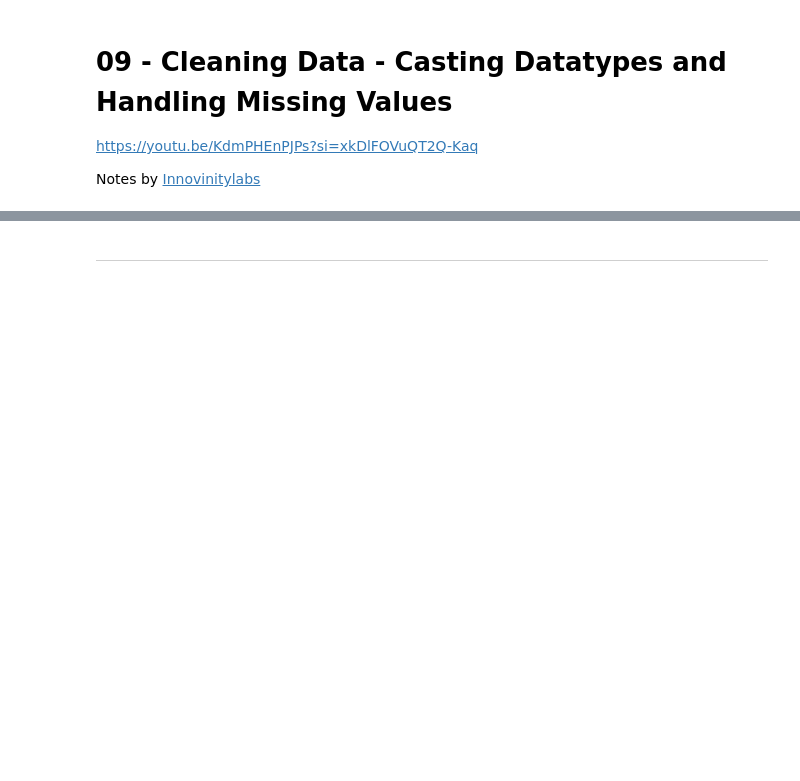
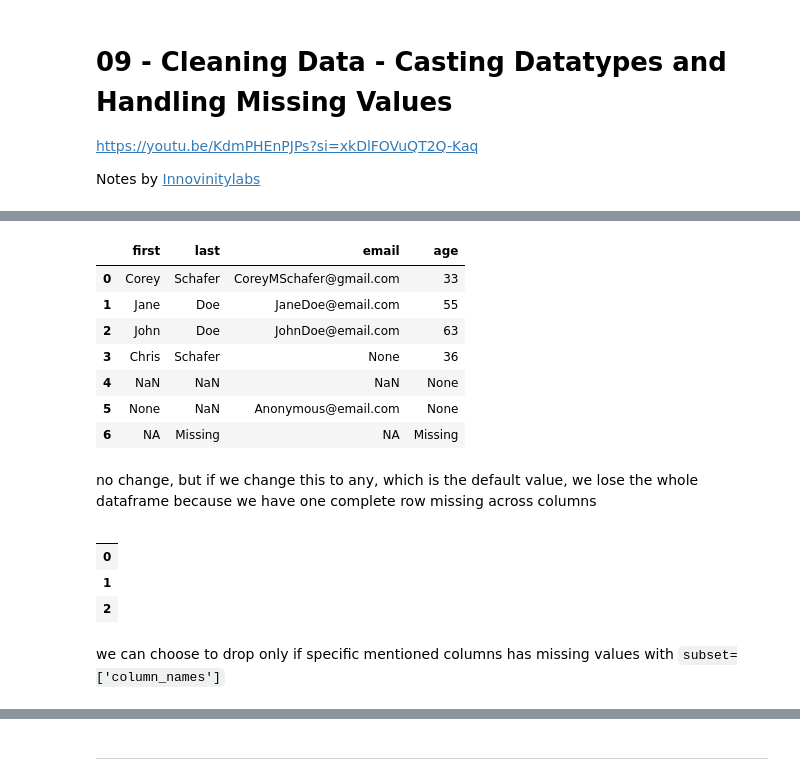
Before and after one commit to innovinitylabs/pandas-notes-corey-schaffer, a Jupyter notebook: 09-Cleaning Data - Casting Datatypes and Handling Missing Values.ipynb, the cells around one changed output, grey strips where cells are left out. Saved outputs shown, nothing was run; the diff lists cells and outputs as text; code cells hidden in the pictures; blank space fills up the shorter version.

```diff
--- a/09-Cleaning Data - Casting Datatypes and Handling Missing Values.ipynb
+++ b/09-Cleaning Data - Casting Datatypes and Handling Missing Values.ipynb
@@ -17,0 +76,22 @@ import pandas as pd
+# %%
+dft.dropna(axis='columns', how='all')
+# %% [output]
+|  | first | last | email | age |
+| 0 | Corey | Schafer | CoreyMSchafer@gmail.com | 33 |
+| 1 | Jane | Doe | JaneDoe@email.com | 55 |
+| 2 | John | Doe | JohnDoe@email.com | 63 |
+| 3 | Chris | Schafer | None | 36 |
+| 4 | NaN | NaN | NaN | None |
+| 5 | None | NaN | Anonymous@email.com | None |
+| 6 | NA | Missing | NA | Missing |
+# %% [markdown]
+no change, but if we change this to any, which is the default value, we lose the whole dataframe because we have one complete row missing across columns
+# %%
+dft.dropna(axis='columns', how='any').head(3)
+# %% [output]
+|  |
+| 0 |
+| 1 |
+| 2 |
+# %% [markdown]
+we can choose to drop only if specific mentioned columns has missing values with `subset=['column_names']`
```
Also changed, not shown: parts of 59 cells of this notebook.
